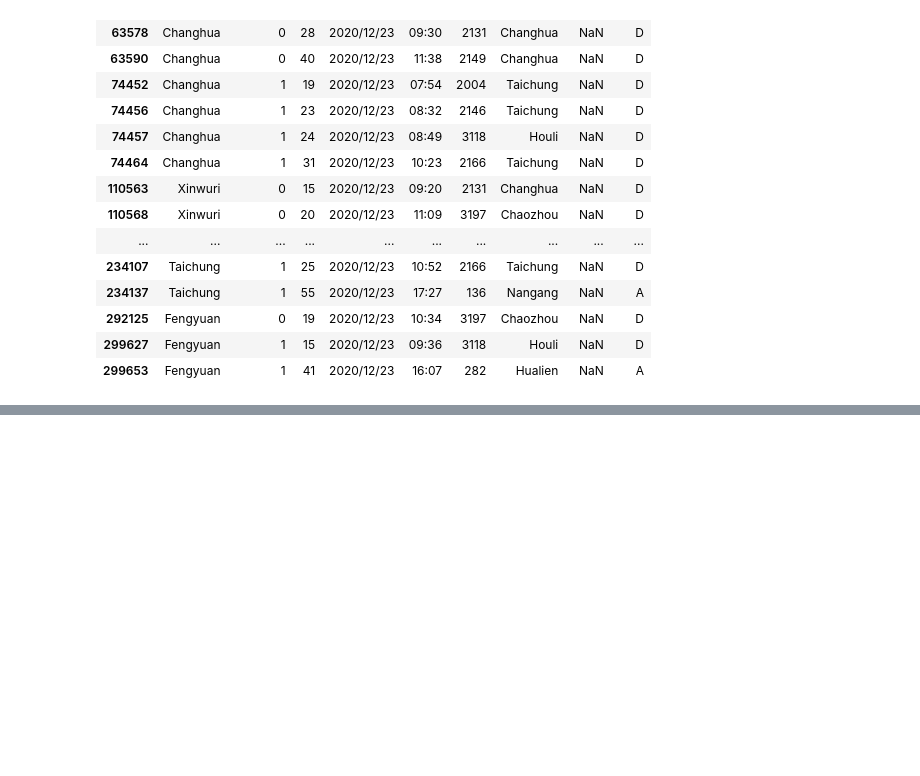
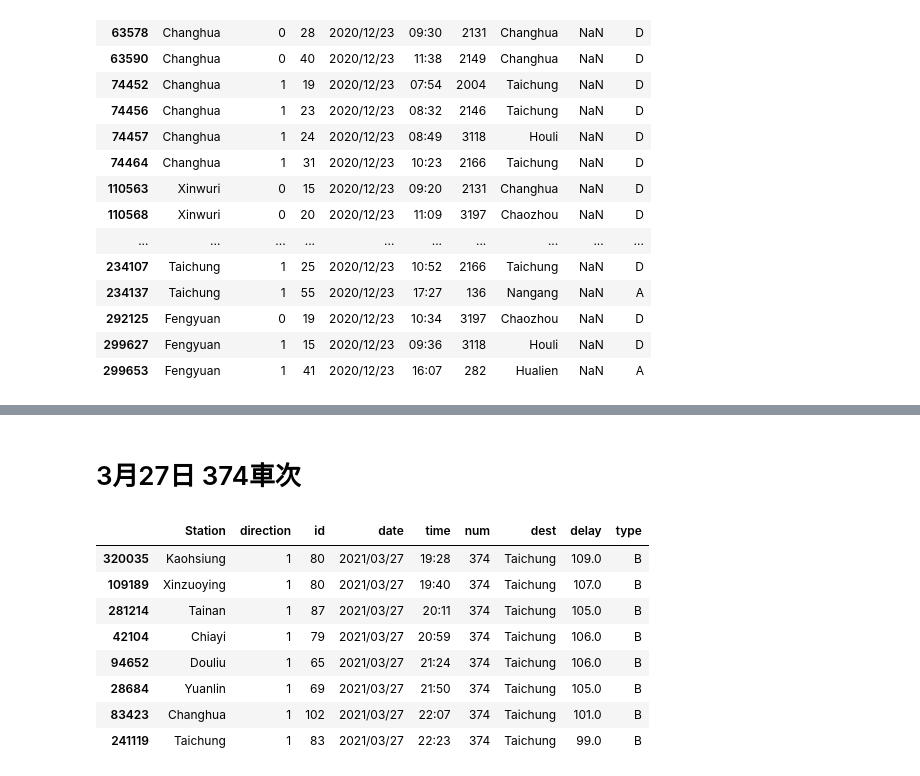
Before and after one commit to GoldenWanGila/Collage-Project, a Jupyter notebook: model/事故_dataFrame.ipynb, the cells around one changed output, grey strips where cells are left out. Saved outputs shown, nothing was run; the diff lists cells and outputs as text; code cells hidden in the pictures; blank space fills up the shorter version.

```diff
--- a/model/事故_dataFrame.ipynb
+++ b/model/事故_dataFrame.ipynb
@@ -240,0 +309,17 @@ dataFrame_12m23d[dataFrame_12m23d['delay'].isnull()]
+# %% [markdown]
+# 3月27日 374車次
+# %%
+dataFrame_3m27d = dataFrame.drop(index=dataFrame[dataFrame['date']!='2021/03/27'].index)
+dataFrame_3m27d_374 = dataFrame_3m27d.drop(index=dataFrame_3m27d[dataFrame_3m27d['num']!=374].index)
+dataFrame_3m27d_374.sort_values(by=['time'], inplace=True)
+dataFrame_3m27d_374
+# %% [output]
+|  | Station | direction | id | date | time | num | dest | delay | type |
+| 320035 | Kaohsiung | 1 | 80 | 2021/03/27 | 19:28 | 374 | Taichung | 109.0 | B |
+| 109189 | Xinzuoying | 1 | 80 | 2021/03/27 | 19:40 | 374 | Taichung | 107.0 | B |
+| 281214 | Tainan | 1 | 87 | 2021/03/27 | 20:11 | 374 | Taichung | 105.0 | B |
+| 42104 | Chiayi | 1 | 79 | 2021/03/27 | 20:59 | 374 | Taichung | 106.0 | B |
+| 94652 | Douliu | 1 | 65 | 2021/03/27 | 21:24 | 374 | Taichung | 106.0 | B |
+| 28684 | Yuanlin | 1 | 69 | 2021/03/27 | 21:50 | 374 | Taichung | 105.0 | B |
+| 83423 | Changhua | 1 | 102 | 2021/03/27 | 22:07 | 374 | Taichung | 101.0 | B |
+| 241119 | Taichung | 1 | 83 | 2021/03/27 | 22:23 | 374 | Taichung | 99.0 | B |
```
Also changed, not shown: parts of 17 cells of this notebook.
